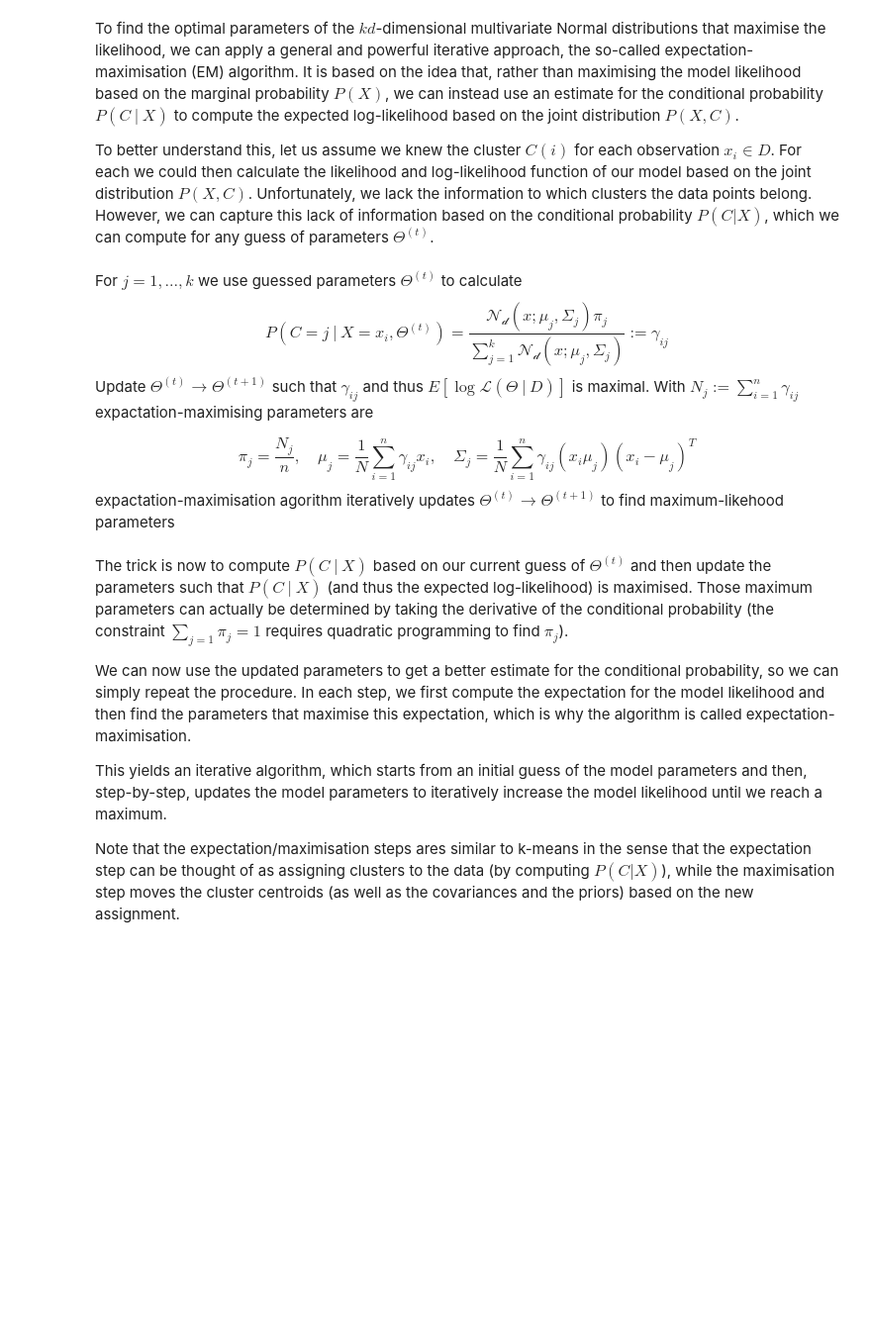
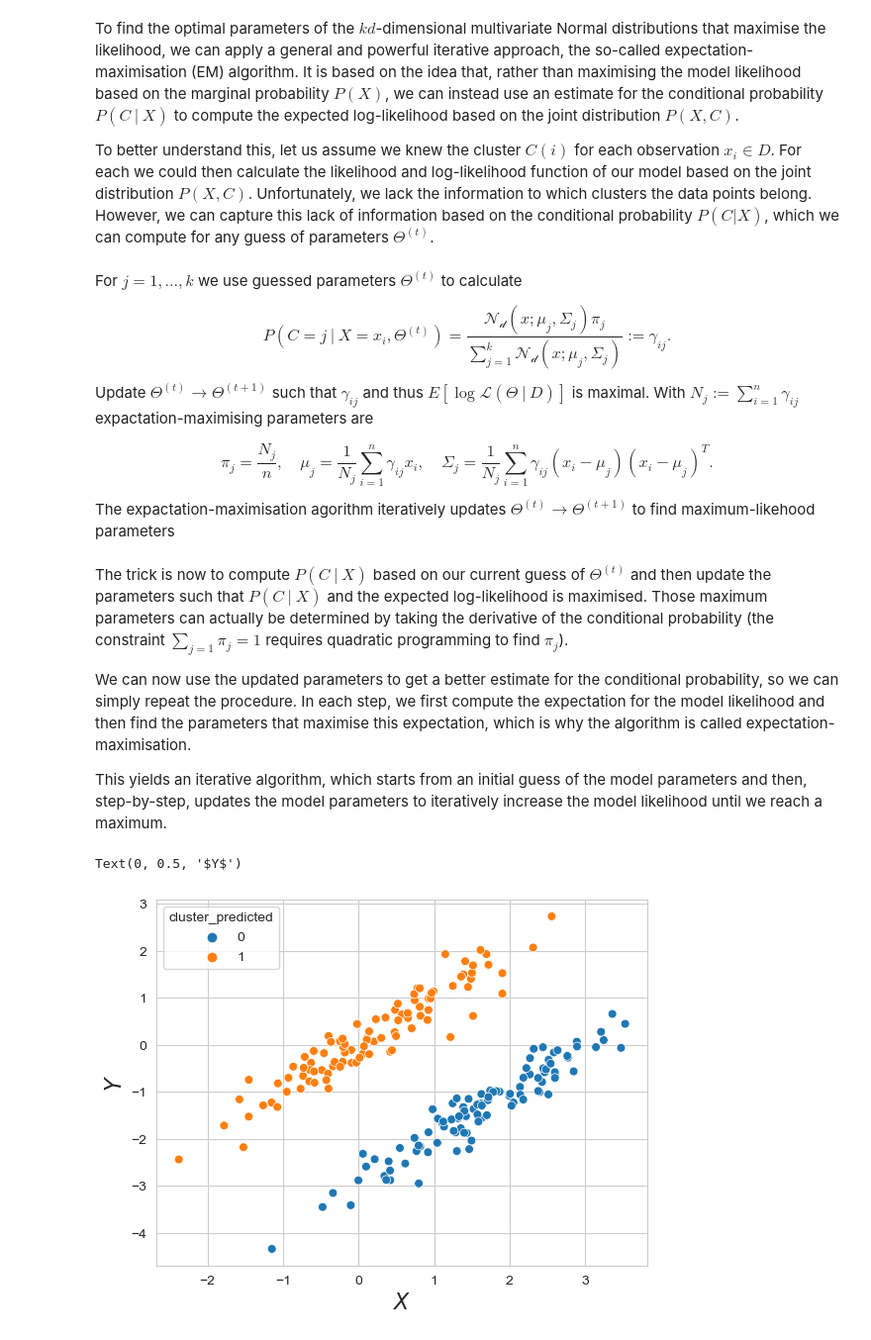
Before and after one commit to Probabilistic-ML/lecture-notes, a Jupyter notebook: _sources/02_probML/03_overview.ipynb, the cells around one changed output. Shown at 99% size. Drawn from its saved outputs; the diff is of its cells as text; code cells hidden in the pictures; blank space fills up the shorter version.

```diff
--- a/_sources/02_probML/03_overview.ipynb
+++ b/_sources/02_probML/03_overview.ipynb
@@ -95,22 +170,34 @@ To find the optimal parameters of the $k d$-dimensional multivariate Normal dist
 To better understand this, let us assume we knew the cluster $C(i)$ for each observation $x_i \in D$. For each we could then calculate the likelihood and log-likelihood function of our model based on the joint distribution $P(X, C)$. Unfortunately, we lack the information to which clusters the data points belong. However, we can capture this lack of information based on the conditional probability $P(C|X)$, which we can compute for any guess of parameters $\Theta^{(t)}$.
 # %% [markdown]
 For $j=1,...,k$ we use guessed parameters $\Theta^{(t)}$ to calculate
+
 $$
-P(C=j~|~X=x_i,\Theta^{(t)})= \frac{\mathcal{N_d}(x;\mu_j,\Sigma_j)\pi_j}{\sum_{j=1}^k\mathcal{N_d}(x;\mu_j,\Sigma_j)}:=\gamma_{ij}
+P(C=j~|~X=x_i,\Theta^{(t)})= \frac{\mathcal{N_d}(x;\mu_j,\Sigma_j)\pi_j}{\sum_{j=1}^k\mathcal{N_d}(x;\mu_j,\Sigma_j)}:=\gamma_{ij}.
 $$
+
 Update $\Theta^{(t)}\rightarrow \Theta^{(t+1)}$ such that $\gamma_{ij}$ and thus $E[\log\mathcal{L}(\Theta~|~D)]$ is maximal.
 With $N_j:=\sum_{i=1}^n\gamma_{ij}$ expactation-maximising parameters are
 
 $$
-\pi_j = \frac{N_j}{n}, \quad \mu_j = \frac{1}{N}\sum_{i=1}^n\gamma_{ij}x_i, \quad \Sigma_j=\frac{1}{N}\sum_{i=1}^n\gamma_{ij}(x_i  \mu_j)(x_i-\mu_j)^T
+\pi_j = \frac{N_j}{n}, \quad \mu_j = \frac{1}{N_j}\sum_{i=1}^n\gamma_{ij}x_i, \quad \Sigma_j=\frac{1}{N_j}\sum_{i=1}^n\gamma_{ij}(x_i -\mu_j)(x_i-\mu_j)^T.
 $$
-expactation-maximisation agorithm iteratively updates  $\Theta^{(t)}\rightarrow \Theta^{(t+1)}$ to find maximum-likehood parameters
+
+The expactation-maximisation agorithm iteratively updates  $\Theta^{(t)}\rightarrow \Theta^{(t+1)}$ to find maximum-likehood parameters
 # %% [markdown]
-The trick is now to compute $P(C~|~X)$ based on our current guess of $\Theta^{(t)}$ and then update the parameters such that $P(C~|~X)$ (and thus the expected log-likelihood) is maximised. Those maximum parameters can actually be determined by taking the
+The trick is now to compute $P(C~|~X)$ based on our current guess of $\Theta^{(t)}$ and then update the parameters such that $P(C~|~X)$ and the expected log-likelihood is maximised. Those maximum parameters can actually be determined by taking the
 derivative of the conditional probability (the constraint $\sum_{j=1}\pi_j=1$ requires quadratic programming to find $\pi_j$).
 
 We can now use the updated parameters to get a better estimate for the conditional probability, so we can simply repeat the procedure. In each step, we first compute the expectation for the model likelihood and then find the parameters that maximise this expectation, which is why the algorithm is called expectation-maximisation.
 
 This yields an iterative algorithm, which starts from an initial guess of the model parameters and then, step-by-step, updates the model parameters to iteratively increase the model likelihood until we reach a maximum.
-
-Note that the expectation/maximisation steps ares similar to k-means in the sense that the expectation step can be thought of as assigning clusters to the data (by computing $P(C|X)$), while the maximisation step moves the cluster centroids (as well as the covariances and the priors) based on the new assignment.
+# %%
+model = GaussianMixture(n_components=2, covariance_type='full')
+model.fit(data_cigars[['x', 'y']])
+data_cigars['cluster_predicted'] = model.predict(data_cigars[['x', 'y']])
+plt.clf()
+sns.scatterplot(x='x', y='y', s=40, hue='cluster_predicted', data=data_cigars)
+plt.xlabel(r'$X$', fontsize=16)
+plt.ylabel(r'$Y$', fontsize=16)
+# %% [output]
+Text(0, 0.5, '$Y$')
+[figure, added]
```
Also changed, not shown: parts of 10 cells of this notebook, 6 other files.
